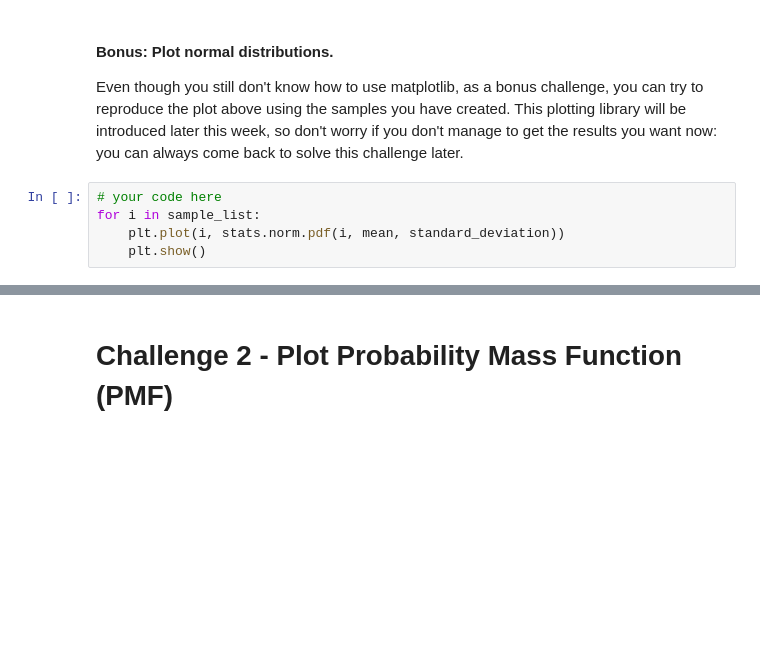
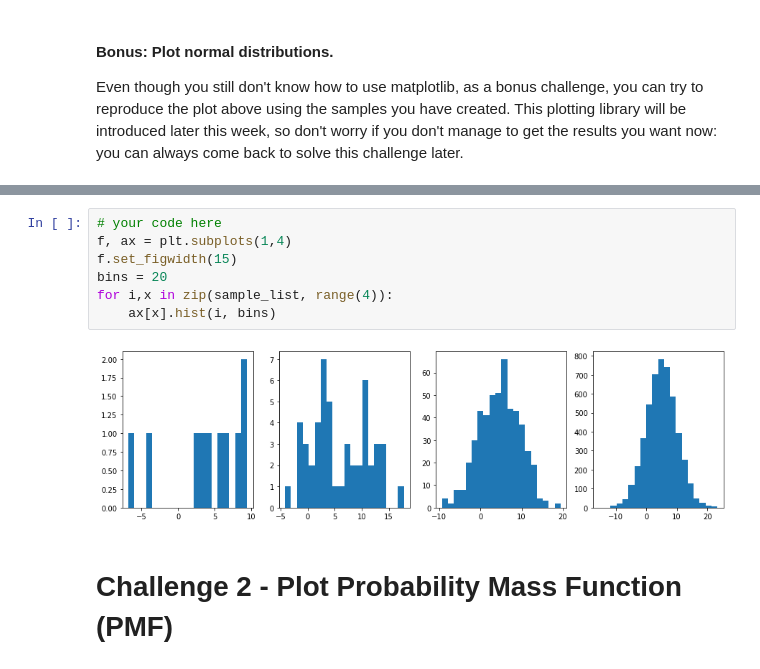
Before and after one commit to franbaldi/lab-probability-distribution, a Jupyter notebook: your-code/main.ipynb, the cells around one changed output, grey strips where cells are left out. Saved outputs shown, nothing was run; the diff lists cells and outputs as text; blank space fills up the shorter version.

```diff
--- a/your-code/main.ipynb
+++ b/your-code/main.ipynb
@@ -80,8 +80,3 @@ It seems that at higher sample sizes or observations of the variable in X. The s
 #### Bonus: Plot normal distributions.
 
 Even though you still don't know how to use matplotlib, as a bonus challenge, you can try to reproduce the plot above using the samples you have created. This plotting library will be introduced later this week, so don't worry if you don't manage to get the results you want now: you can always come back to solve this challenge later.
-# %%
-# your code here
-for i in sample_list:
-    plt.plot(i, stats.norm.pdf(i, mean, standard_deviation))
-    plt.show()
@@ -93,3 +83,12 @@ for i in sample_list:
+# %%
+# your code here
+f, ax = plt.subplots(1,4)
+f.set_figwidth(15)
+bins = 20
+for i,x in zip(sample_list, range(4)):
+    ax[x].hist(i, bins)
+# %% [output]
+[figure, added]
 # %% [markdown]
 # Challenge 2 - Plot Probability Mass Function (PMF)
 # %% [markdown]
```
Also changed, not shown: parts of 22 cells of this notebook.
